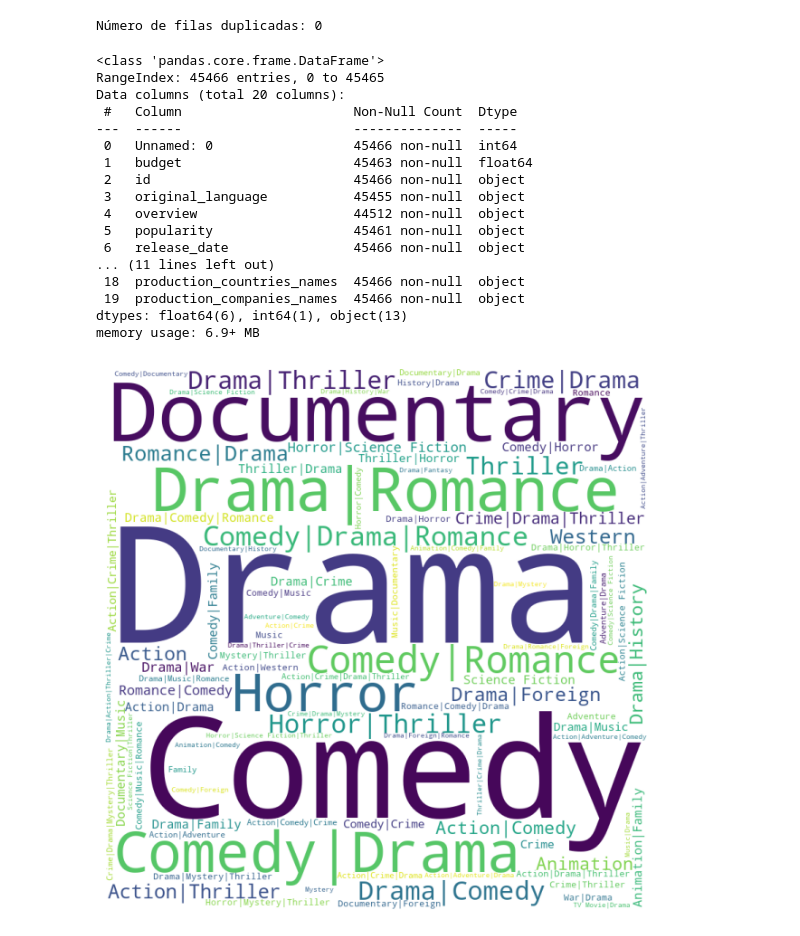
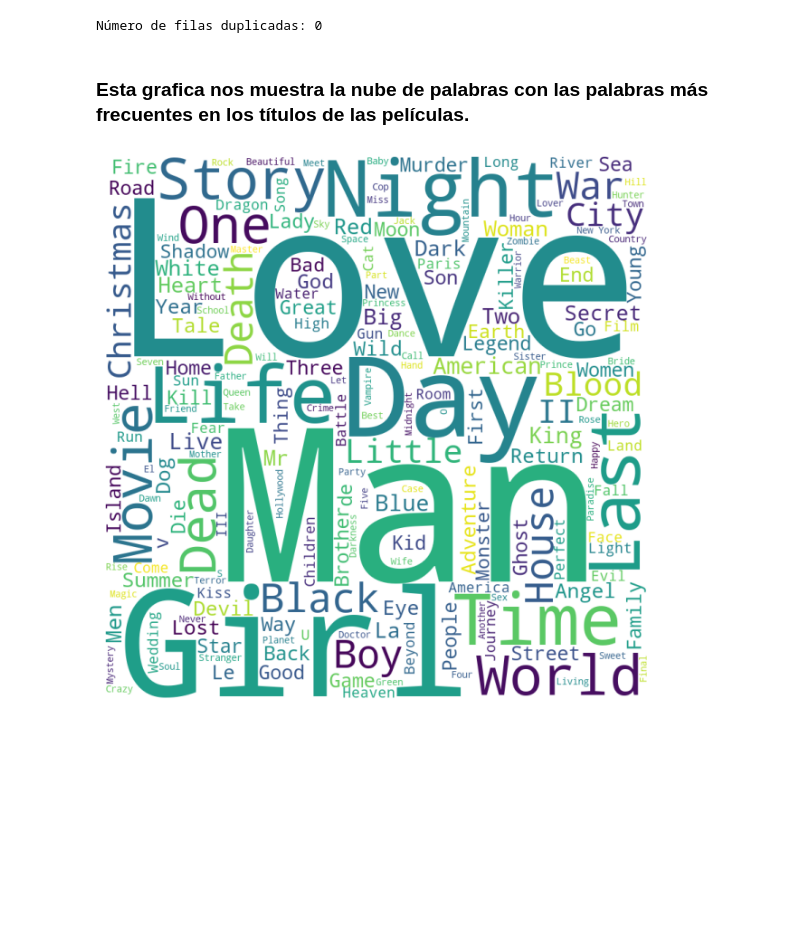
Before and after one commit to CASA27/MLOPs, a Jupyter notebook: eda.ipynb, the cells around one changed output. Cells and saved outputs as stored; diff of their text form; code cells hidden in the pictures; blank space fills up the shorter version.

```diff
--- a/eda.ipynb
+++ b/eda.ipynb
@@ -95,32 +55,23 @@ genres = data["genre_names"].dropna().str.split(",", expand=True).unstack().valu
-# %%
-data.info()
-# %% [output]
-<class 'pandas.core.frame.DataFrame'>
-RangeIndex: 45466 entries, 0 to 45465
-Data columns (total 20 columns):
- #   Column                      Non-Null Count  Dtype
----  ------                      --------------  -----
- 0   Unnamed: 0                  45466 non-null  int64
- 1   budget                      45463 non-null  float64
- 2   id                          45466 non-null  object
- 3   original_language           45455 non-null  object
- 4   overview                    44512 non-null  object
- 5   popularity                  45461 non-null  object
- 6   release_date                45466 non-null  object
-... (11 lines left out)
- 18  production_countries_names  45466 non-null  object
- 19  production_companies_names  45466 non-null  object
-dtypes: float64(6), int64(1), object(13)
-memory usage: 6.9+ MB
-# %%
-# Esta nube de palabras nos muestra los géneros más comunes en nuestro conjunto de datos.
-
-wordcloud = WordCloud(width=800, height=800, background_color='white', min_font_size=10).generate_from_frequencies(genres)
-
-plt.figure(figsize=(6, 6), facecolor=None)
-plt.imshow(wordcloud)
-plt.axis("off")
-plt.tight_layout(pad=0)
-plt.show()
-# %% [output]
-[figure, removed]
+# %% [markdown]
+### Esta grafica nos muestra la nube de palabras con las palabras más frecuentes en los títulos de las películas.
+# %%
+from wordcloud import WordCloud
+
+# Convertimos la columna "title", en una lista de strings, utilizamos el método, ".astype(str)", para convertir la columna a tipo string,
+# asegurándose de que todos los valores sean strings, luego utilizamos el método, ".tolist()", para convertir la columna en una lista.
+
+titulos = data["title"].astype(str).tolist()
+text = " ".join(title for title in titulos)
+
+# Utilizamos la clase wordcloud para crear una visualización de texto en forma de nube de palabras
+wordcloud = WordCloud(width=800, height=800, background_color='White', min_font_size=10).generate(text)
+
+# Graficamos
+
+plt.figure(figsize=(6, 6), facecolor=None)
+plt.imshow(wordcloud)
+plt.axis("off")
+plt.tight_layout(pad=0)
+plt.show()
+# %% [output]
+[figure, added]
```
Also changed, not shown: parts of 28 cells of this notebook, 2 other files.
